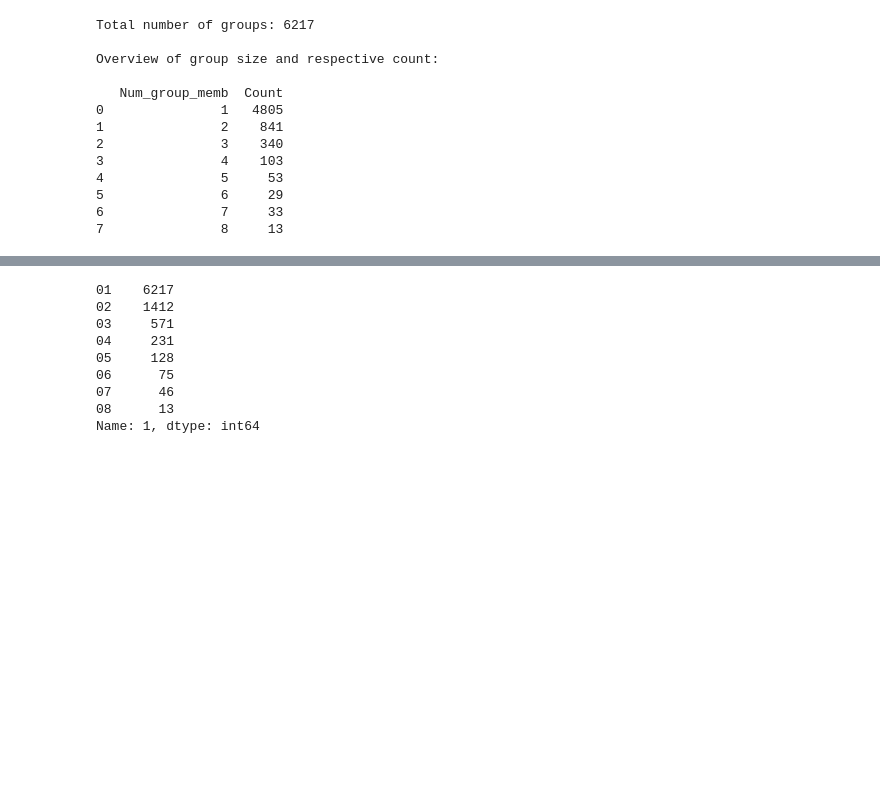
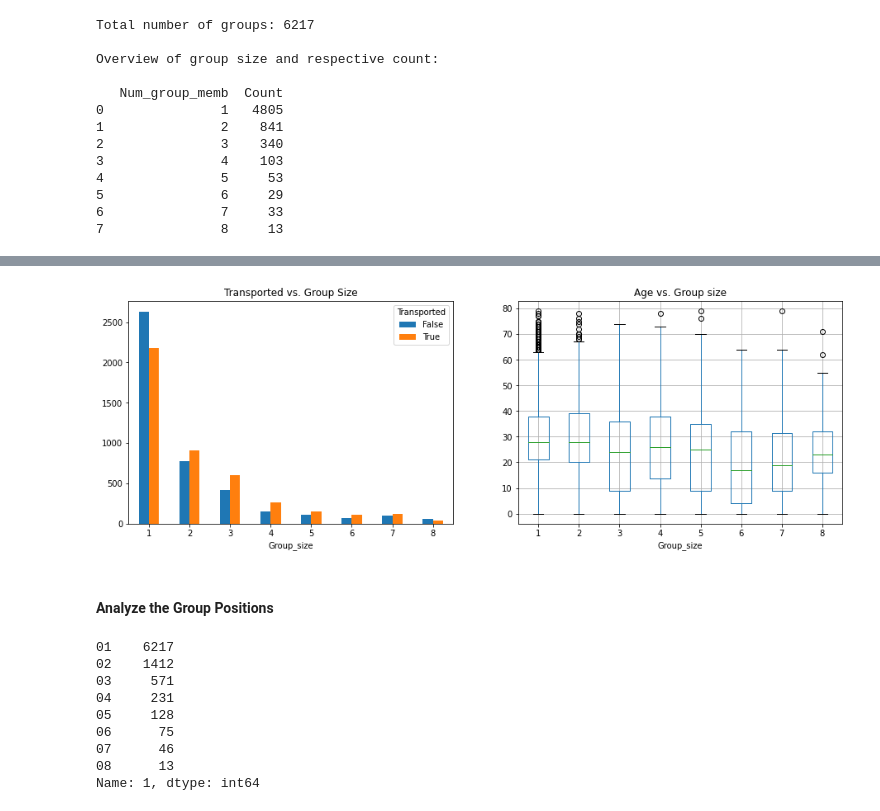
Before and after one commit to PatrickSVM/Spaceship-Titanic-Kaggle-Challenge, a Jupyter notebook: Spaceship_Titanic.ipynb, the cells around one changed output, grey strips where cells are left out. Drawn from its saved outputs; the diff is of its cells as text; code cells hidden in the pictures; blank space fills up the shorter version.

```diff
--- a/Spaceship_Titanic.ipynb
+++ b/Spaceship_Titanic.ipynb
@@ -361,0 +365,28 @@ plt.show()
+# %%
+# Add group size as variable to each row
+group_size_df = train.PassengerId.str.split("_", expand=True)
+group_size_df.columns = ["ID", "Group_pos"]
+group_size_df.Group_pos = group_size_df.Group_pos.str.replace("0","").astype(int)
+
+# Get dict with ("ID": group_size)
+group_size_dict = group_size_df.groupby("ID").max().to_dict()["Group_pos"]
+
+group_size_df["Group_size"] = group_size_df.apply(lambda row: group_size_dict[row["ID"]], axis=1)
+
+plt.figure(figsize=(15,5))
+plt.subplot(1,2, 1) # Could also write ax = here
+
+# Now let's plot again who was Transported depending on the size of group they were in
+group_size_trans_age = pd.concat([group_size_df.drop(["Group_pos", "ID"], axis=1), train.Transported, train.Age], axis=1)
+group_size_trans_age[["Transported", "Group_size"]].groupby("Group_size").value_counts("Transported").unstack().plot(kind="bar", rot=0, title="Transported vs. Group Size", ax=plt.gca())
+
+# We add a boxplot plot for the Age:
+plt.subplot(1,2,2)
+group_size_trans_age.boxplot(by="Group_size", column="Age", ax=plt.gca())
+plt.gca().set_title("Age vs. Group size")
+plt.gcf().suptitle("")
+plt.show()
+
+# TO-DO: change to sns plot (or even violin)
+# %% [output]
+[figure, added]
@@ -362 +398,3 @@ plt.show()
+# %% [markdown]
+#### Analyze the Group Positions
 # %%
```
Also changed, not shown: parts of 19 cells of this notebook.
